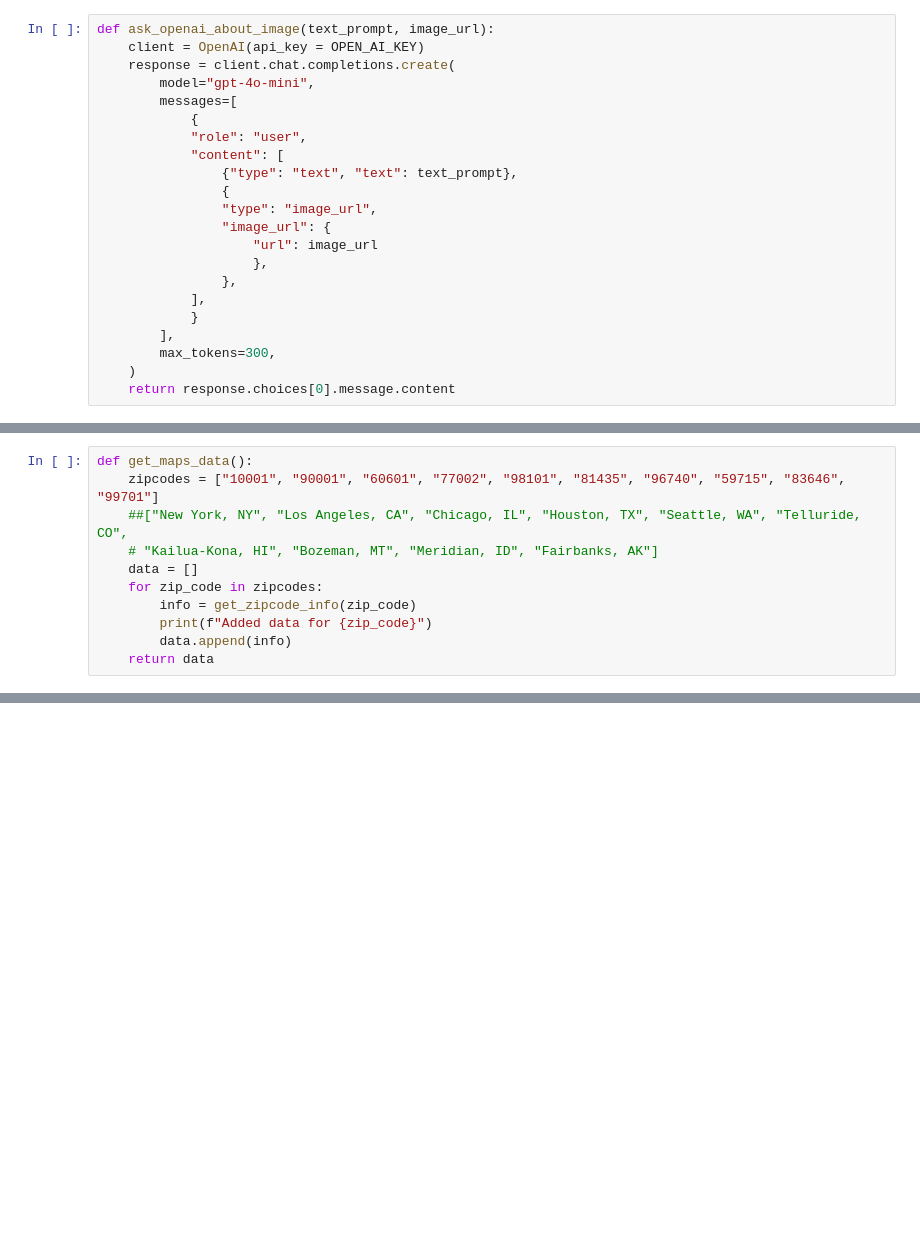
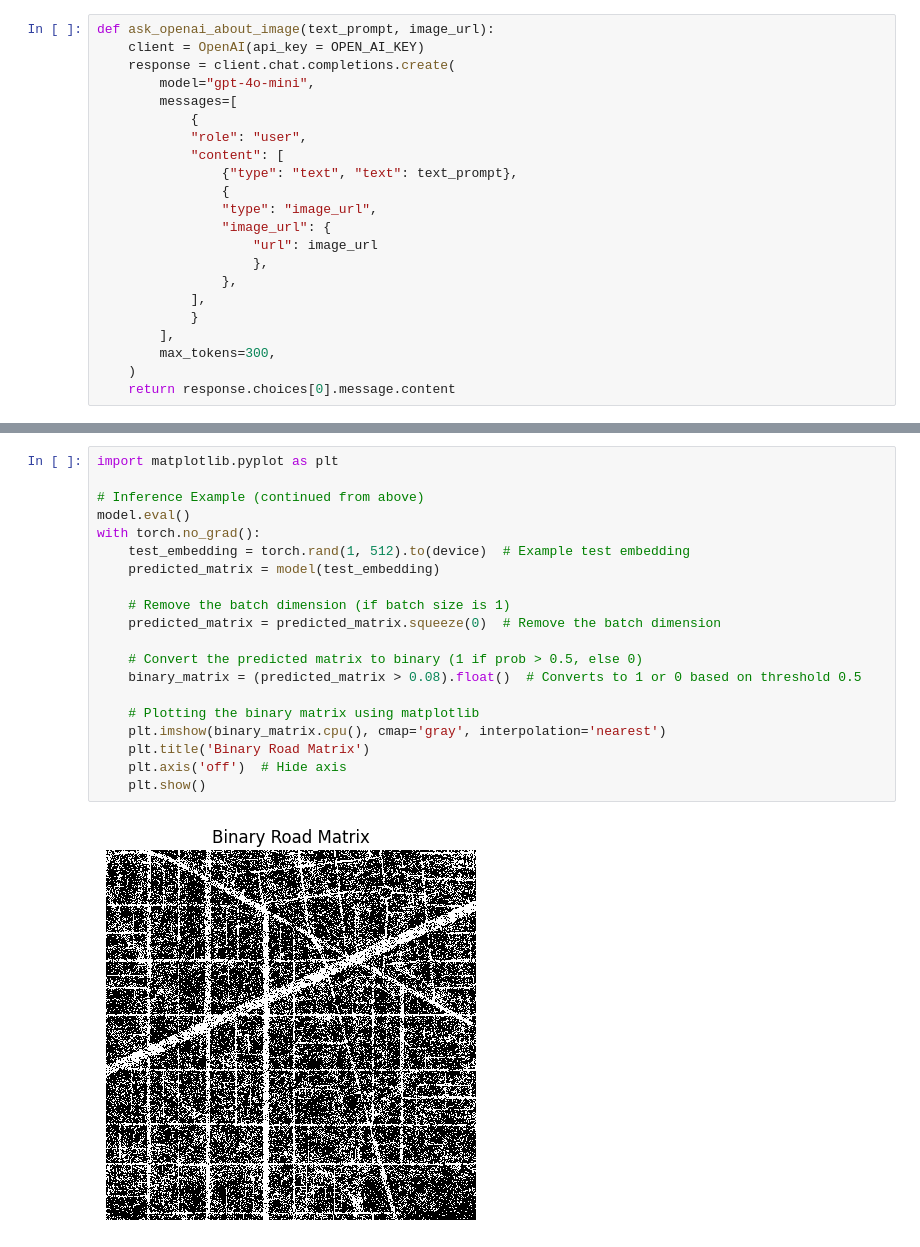
Before and after one commit to partharora1105/Text-To-World-Map, a Jupyter notebook: src/main.ipynb, the cells around one changed output, grey strips where cells are left out. Saved outputs shown, nothing was run; the diff lists cells and outputs as text; blank space fills up the shorter version.

```diff
--- a/src/main.ipynb
+++ b/src/main.ipynb
@@ -306,11 +368,0 @@ Requesting locations: 45.692166011111105,-110.95388840000001|45.692166011111105,
-# %%
-def get_maps_data():
-    zipcodes = ["10001", "90001", "60601", "77002", "98101", "81435", "96740", "59715", "83646", "99701"]
-    ##["New York, NY", "Los Angeles, CA", "Chicago, IL", "Houston, TX", "Seattle, WA", "Telluride, CO",
-    # "Kailua-Kona, HI", "Bozeman, MT", "Meridian, ID", "Fairbanks, AK"]
-    data = []
-    for zip_code in zipcodes:
-        info = get_zipcode_info(zip_code)
-        print(f"Added data for {zip_code}")
-        data.append(info)
-    return data
@@ -339,0 +593,22 @@ KeyboardInterrupt:
+# %%
+import matplotlib.pyplot as plt
+
+# Inference Example (continued from above)
+model.eval()
+with torch.no_grad():
+    test_embedding = torch.rand(1, 512).to(device)  # Example test embedding
+    predicted_matrix = model(test_embedding)
+
+    # Remove the batch dimension (if batch size is 1)
+    predicted_matrix = predicted_matrix.squeeze(0)  # Remove the batch dimension
+
+    # Convert the predicted matrix to binary (1 if prob > 0.5, else 0)
+    binary_matrix = (predicted_matrix > 0.08).float()  # Converts to 1 or 0 based on threshold 0.5
+
+    # Plotting the binary matrix using matplotlib
+    plt.imshow(binary_matrix.cpu(), cmap='gray', interpolation='nearest')
+    plt.title('Binary Road Matrix')
+    plt.axis('off')  # Hide axis
+    plt.show()
+# %% [output]
+[figure, added]
```
Also changed, not shown: parts of 23 cells of this notebook, 1 other file.
